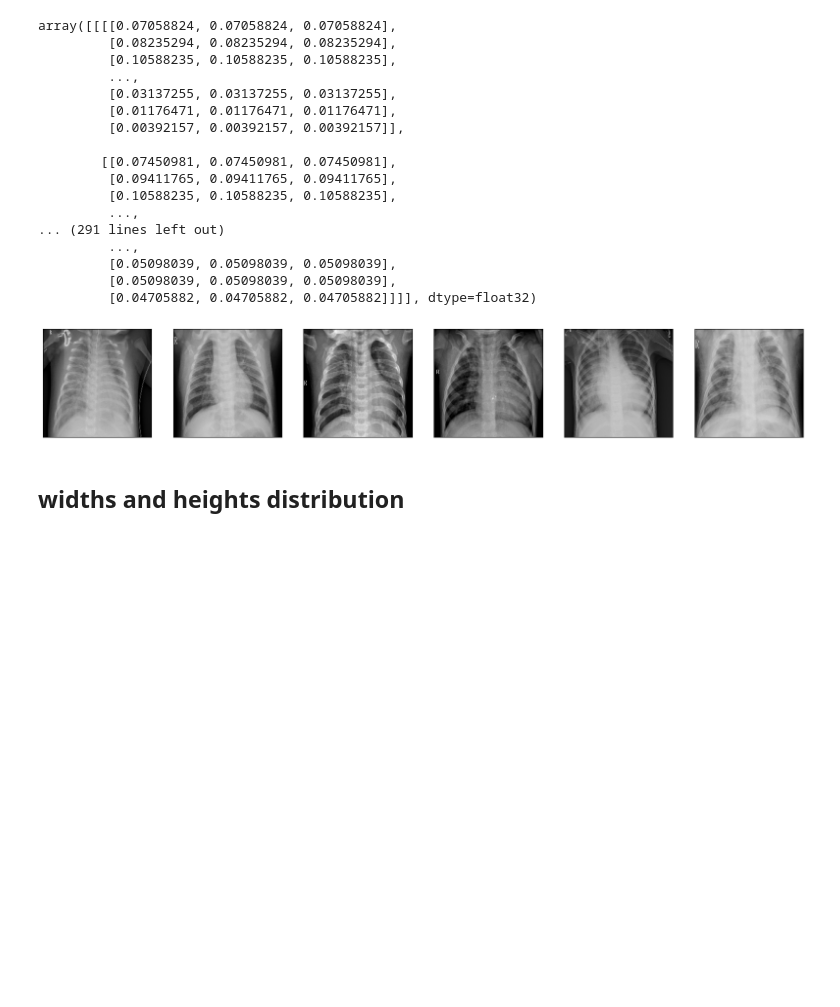
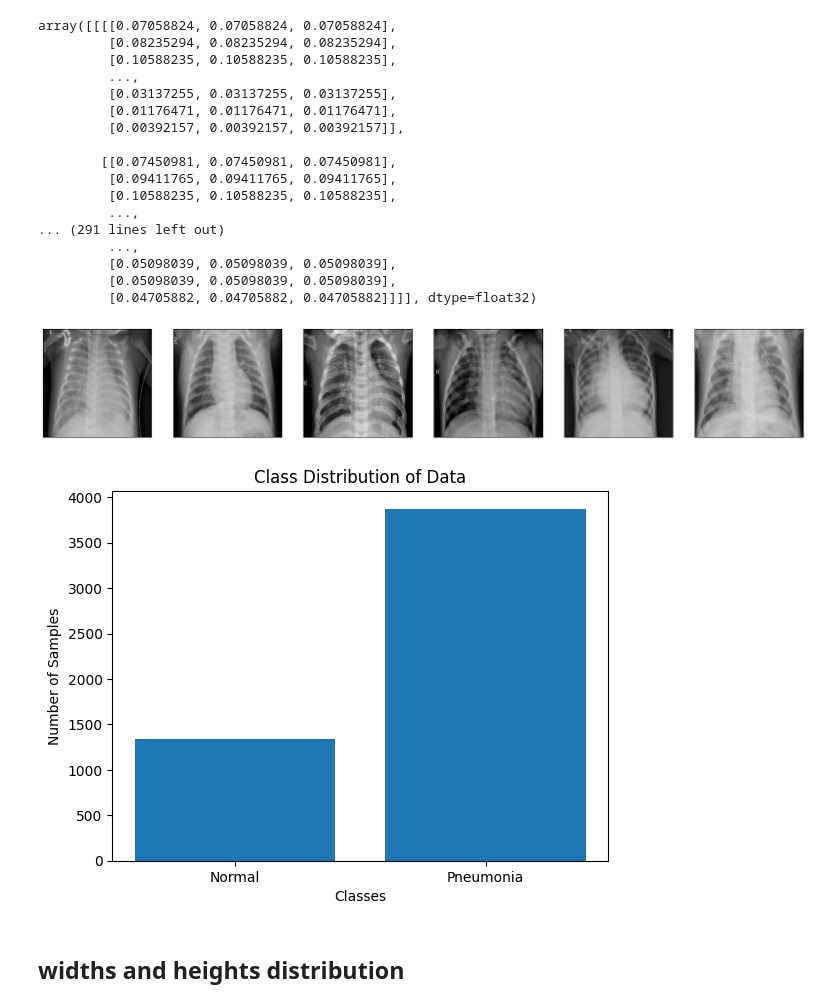
Before and after one commit to oumi1209/methodologieDS, a Jupyter notebook: MLOps_TP.ipynb, the cells around one changed output. Saved outputs shown, nothing was run; the diff lists cells and outputs as text; code cells hidden in the pictures; blank space fills up the shorter version.

```diff
--- a/MLOps_TP.ipynb
+++ b/MLOps_TP.ipynb
@@ -245,6 +245,23 @@ array([[[[0.07058824, 0.07058824, 0.07058824],
 vizualize_images(train_PNEUMONIA)
 # %% [output]
 [figure]
+# %%
+import matplotlib.pyplot as plt
+
+# Assuming you have two classes: 'normal' and 'pneumonia'
+class_labels = ['Normal', 'Pneumonia']
+
+# Number of samples for each class
+class_counts = [len(train_normal), len(train_PNEUMONIA)]
+
+# Create a bar plot
+plt.bar(class_labels, class_counts)
+plt.xlabel('Classes')
+plt.ylabel('Number of Samples')
+plt.title('Class Distribution of Data')
+plt.show()
+# %% [output]
+[figure, added]
 # %%
 def plot_bytes_distrubation(image_sizes):
     plt.hist(image_sizes, bins=20, color='red', alpha=0.7)
```
Also changed, not shown: parts of 22 cells of this notebook.
